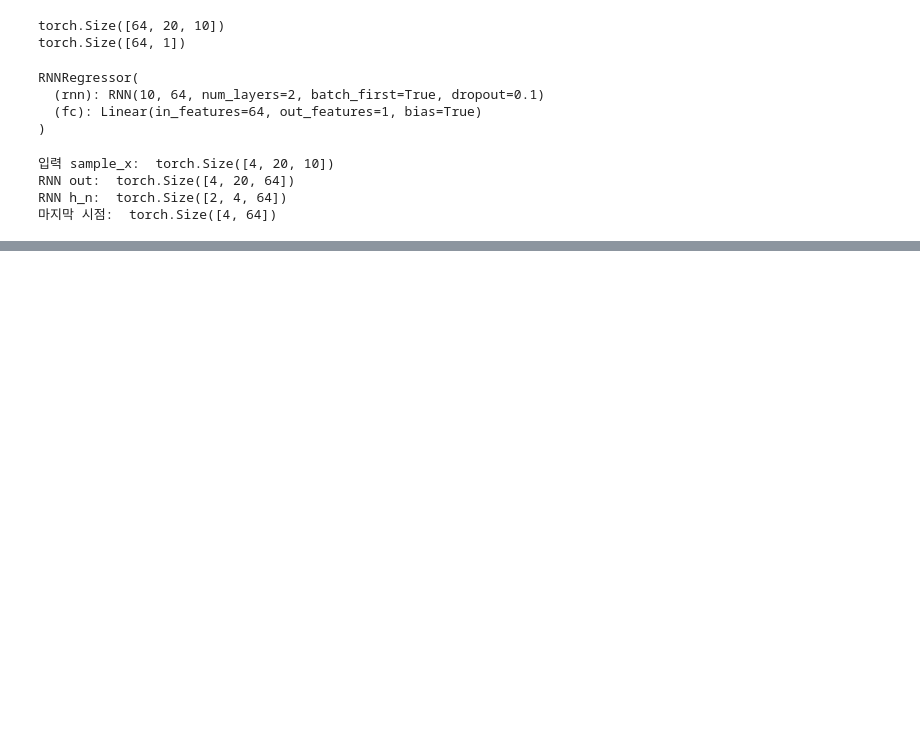
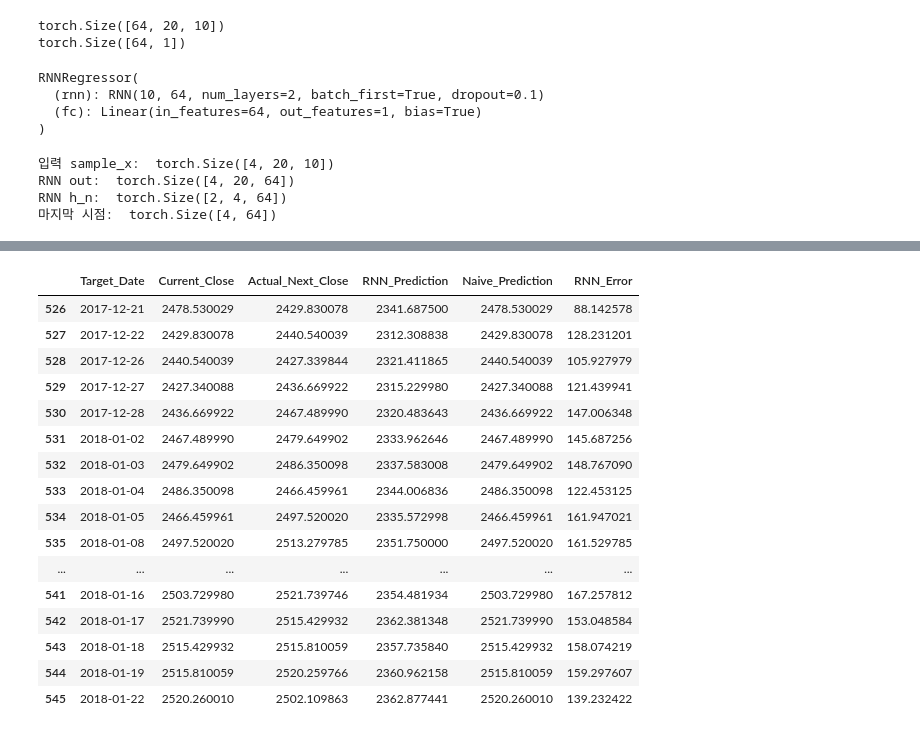
Before and after one commit to kjalh/12_NLP, a Jupyter notebook: 02_RNN.ipynb, the cells around one changed output, grey strips where cells are left out. Saved outputs shown, nothing was run; the diff lists cells and outputs as text; code cells hidden in the pictures; blank space fills up the shorter version.

```diff
--- a/02_RNN.ipynb
+++ b/02_RNN.ipynb
@@ -624,0 +766,33 @@ print("실제값 앞 5개: ", np.round(true_close[:5], 2))
+# %%
+result_df = pd.DataFrame({
+    "Target_Date": test_dates,
+    "Current_Close": current_close,
+    "Actual_Next_Close": true_close,
+    "RNN_Prediction": pred_close,
+    "Naive_Prediction": naive_pred,
+})
+
+result_df["RNN_Error"] = (
+    result_df["Actual_Next_Close"]
+    - result_df["RNN_Prediction"]
+)
+
+result_df.tail(20)
+# %% [output]
+|  | Target_Date | Current_Close | Actual_Next_Close | RNN_Prediction | Naive_Prediction | RNN_Error |
+| 526 | 2017-12-21 | 2478.530029 | 2429.830078 | 2341.687500 | 2478.530029 | 88.142578 |
+| 527 | 2017-12-22 | 2429.830078 | 2440.540039 | 2312.308838 | 2429.830078 | 128.231201 |
+| 528 | 2017-12-26 | 2440.540039 | 2427.339844 | 2321.411865 | 2440.540039 | 105.927979 |
+| 529 | 2017-12-27 | 2427.340088 | 2436.669922 | 2315.229980 | 2427.340088 | 121.439941 |
+| 530 | 2017-12-28 | 2436.669922 | 2467.489990 | 2320.483643 | 2436.669922 | 147.006348 |
+| 531 | 2018-01-02 | 2467.489990 | 2479.649902 | 2333.962646 | 2467.489990 | 145.687256 |
+| 532 | 2018-01-03 | 2479.649902 | 2486.350098 | 2337.583008 | 2479.649902 | 148.767090 |
+| 533 | 2018-01-04 | 2486.350098 | 2466.459961 | 2344.006836 | 2486.350098 | 122.453125 |
+| 534 | 2018-01-05 | 2466.459961 | 2497.520020 | 2335.572998 | 2466.459961 | 161.947021 |
+| 535 | 2018-01-08 | 2497.520020 | 2513.279785 | 2351.750000 | 2497.520020 | 161.529785 |
+| ... | ... | ... | ... | ... | ... | ... |
+| 541 | 2018-01-16 | 2503.729980 | 2521.739746 | 2354.481934 | 2503.729980 | 167.257812 |
+| 542 | 2018-01-17 | 2521.739990 | 2515.429932 | 2362.381348 | 2521.739990 | 153.048584 |
+| 543 | 2018-01-18 | 2515.429932 | 2515.810059 | 2357.735840 | 2515.429932 | 158.074219 |
+| 544 | 2018-01-19 | 2515.810059 | 2520.259766 | 2360.962158 | 2515.810059 | 159.297607 |
+| 545 | 2018-01-22 | 2520.260010 | 2502.109863 | 2362.877441 | 2520.260010 | 139.232422 |
```
Also changed, not shown: parts of 18 cells of this notebook.
